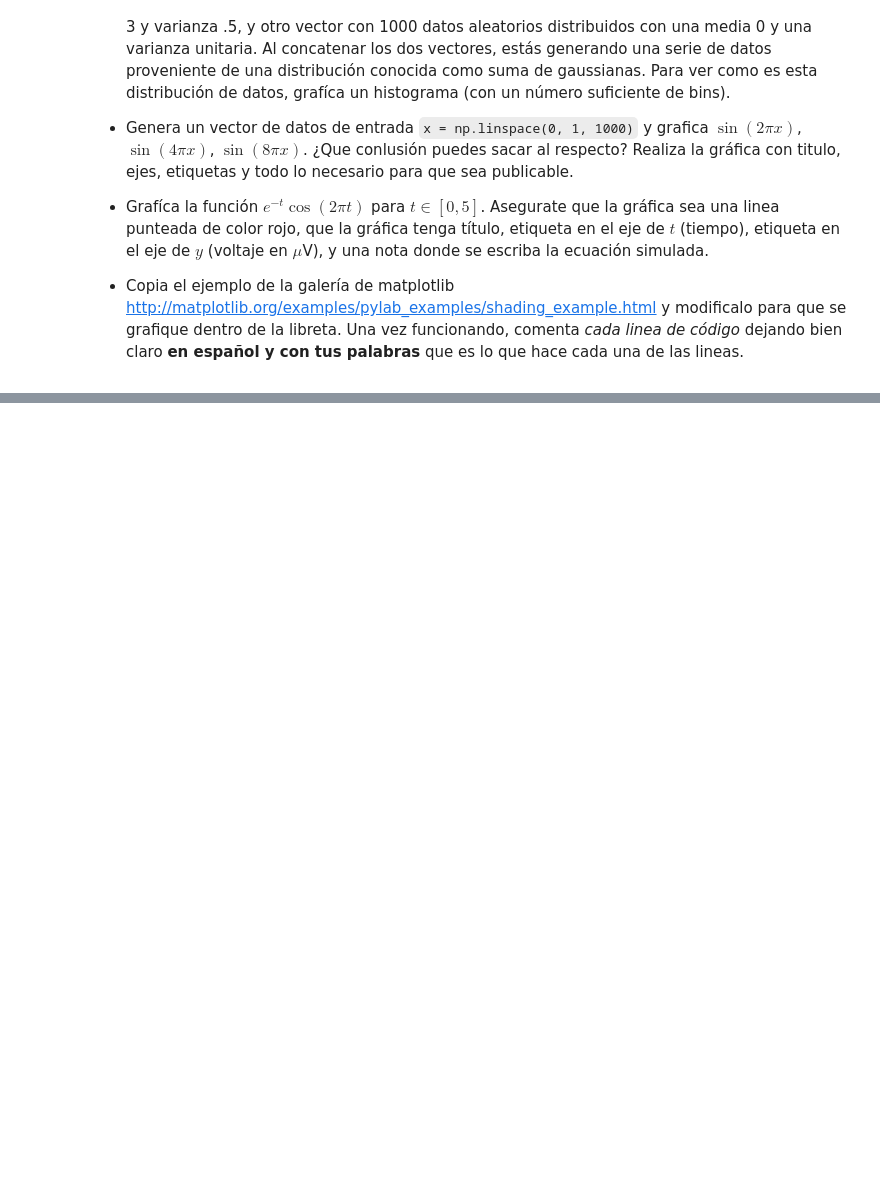
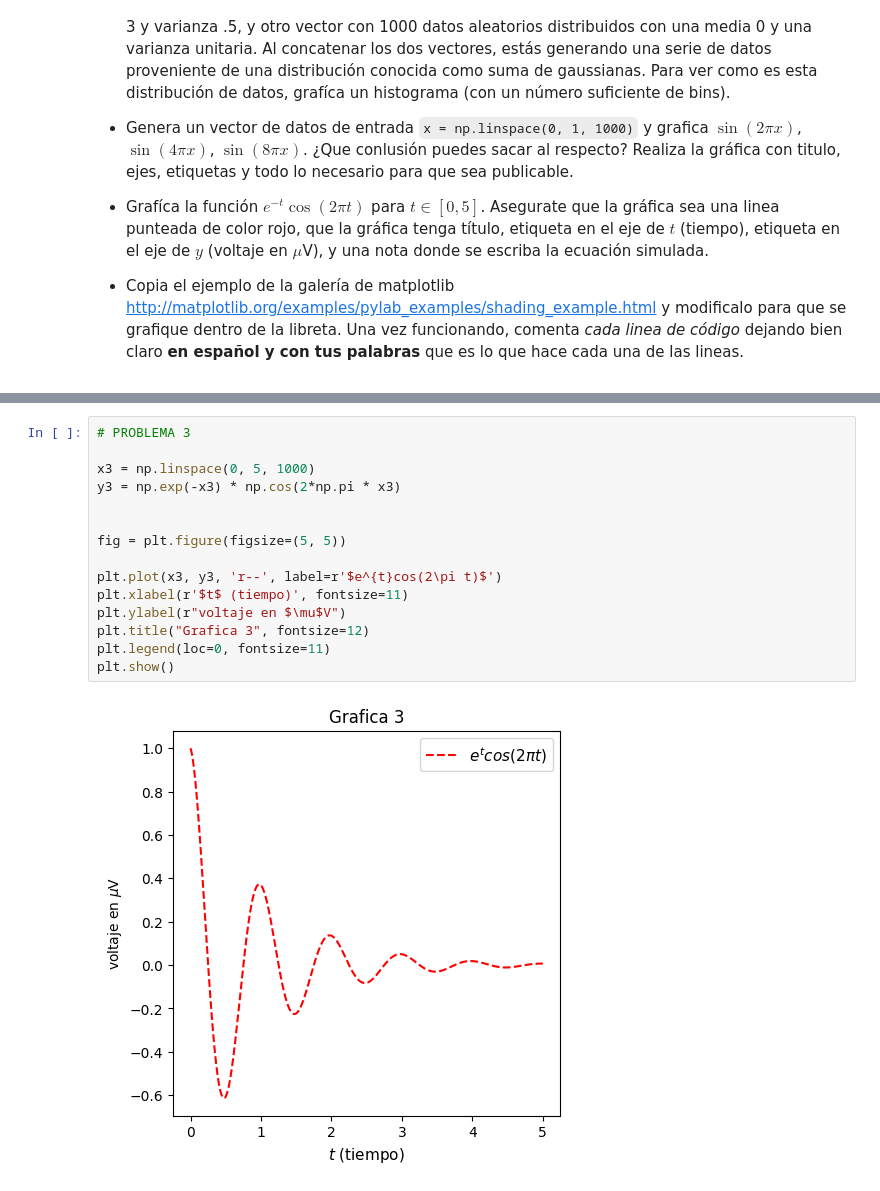
Before and after one commit to IA-UNISON/3-Aprendizaje, a Jupyter notebook: Introducción a Numpy y Matplotlib.ipynb, the cells around one changed output, grey strips where cells are left out. Drawn from its saved outputs; the diff is of its cells as text; blank space fills up the shorter version.

```diff
--- a/Introducción a Numpy y Matplotlib.ipynb
+++ b/Introducción a Numpy y Matplotlib.ipynb
@@ -692,0 +646,17 @@ plt.show()
+# %%
+# PROBLEMA 3
+
+x3 = np.linspace(0, 5, 1000)
+y3 = np.exp(-x3) * np.cos(2*np.pi * x3)
+
+
+fig = plt.figure(figsize=(5, 5))
+
+plt.plot(x3, y3, 'r--', label=r'$e^{t}cos(2\pi t)$')
+plt.xlabel(r'$t$ (tiempo)', fontsize=11)
+plt.ylabel(r"voltaje en $\mu$V")
+plt.title("Grafica 3", fontsize=12)
+plt.legend(loc=0, fontsize=11)
+plt.show()
+# %% [output]
+[figure, added]
```
Also changed, not shown: parts of 10 cells of this notebook.
